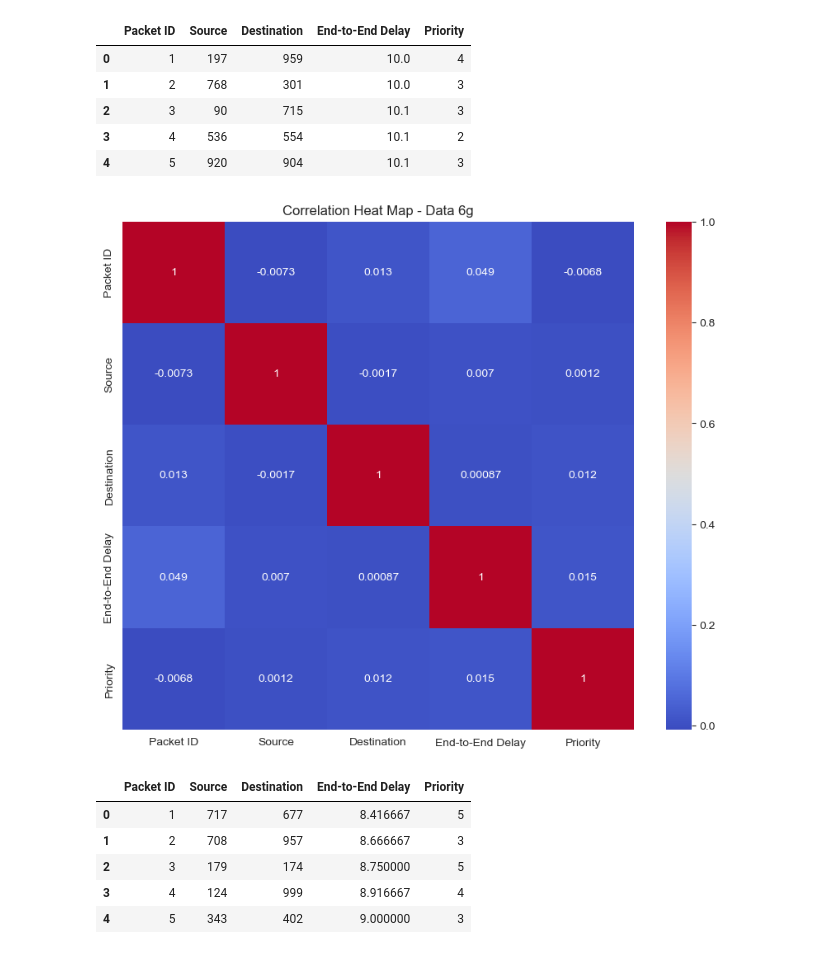
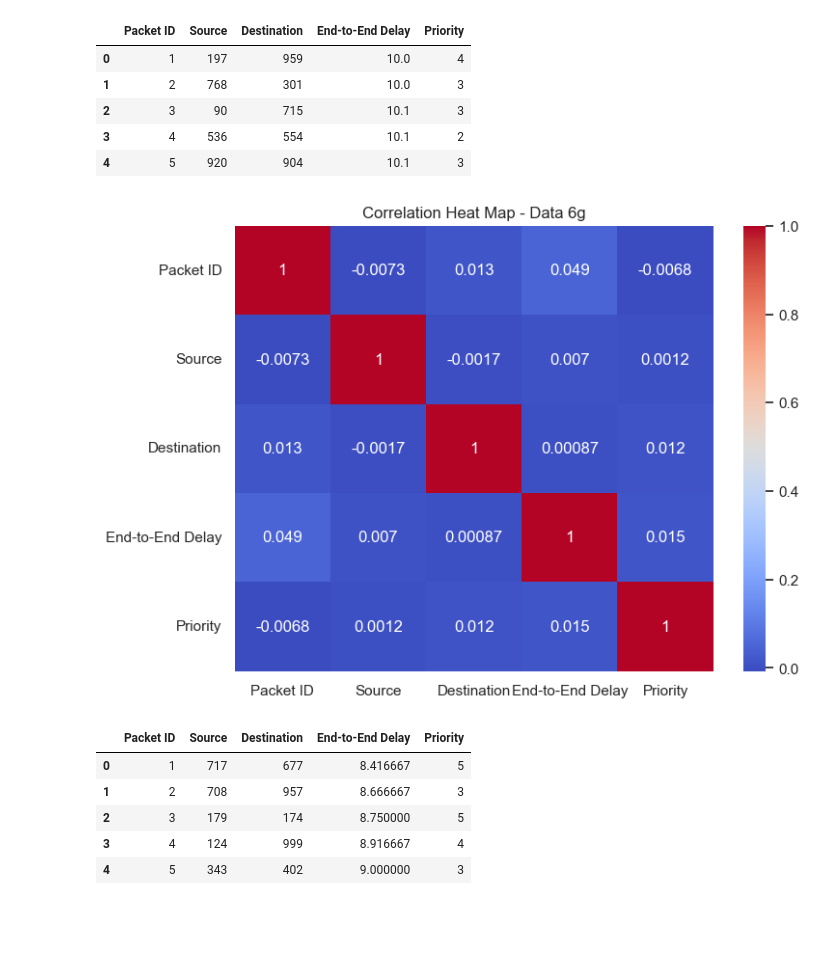
Before and after one commit to logicalNil/5g6gComparision, a Jupyter notebook: Implementation.ipynb, the cells around one changed output. Drawn from its saved outputs; the diff is of its cells as text; code cells hidden in the pictures; blank space fills up the shorter version.

```diff
--- a/Implementation.ipynb
+++ b/Implementation.ipynb
@@ -62,12 +62,12 @@ data_5g.head()
 | 4 | 5 | 920 | 904 | 10.1 | 3 |
 # %%
 correlation_matrix = data_6g.corr()
-plt.figure(figsize=(10,8))
+plt.figure(figsize=(8,6))
 sns.heatmap(correlation_matrix, annot=True, cmap="coolwarm")
 plt.title("Correlation Heat Map - Data 6g")
 plt.show()
 # %% [output]
-[figure, old version]
+[figure, new version]
 # %%
 data_6g.head()
 # %% [output]
```
Also changed, not shown: parts of 2 cells of this notebook.
